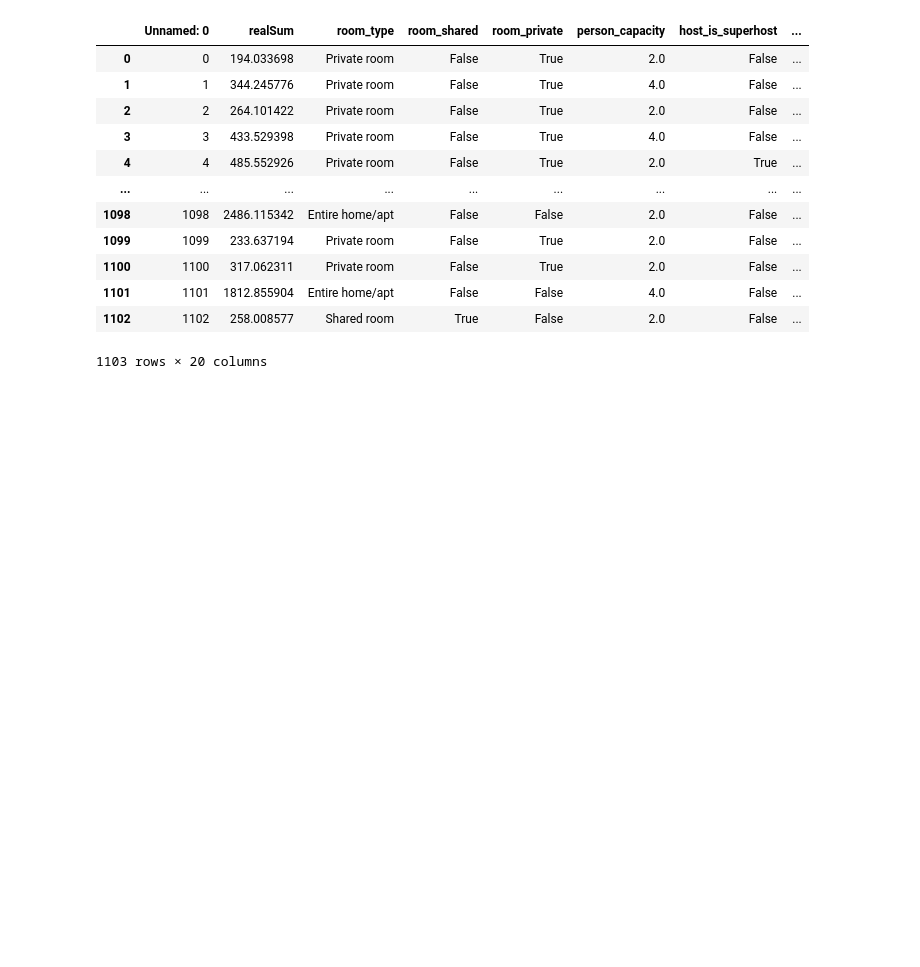
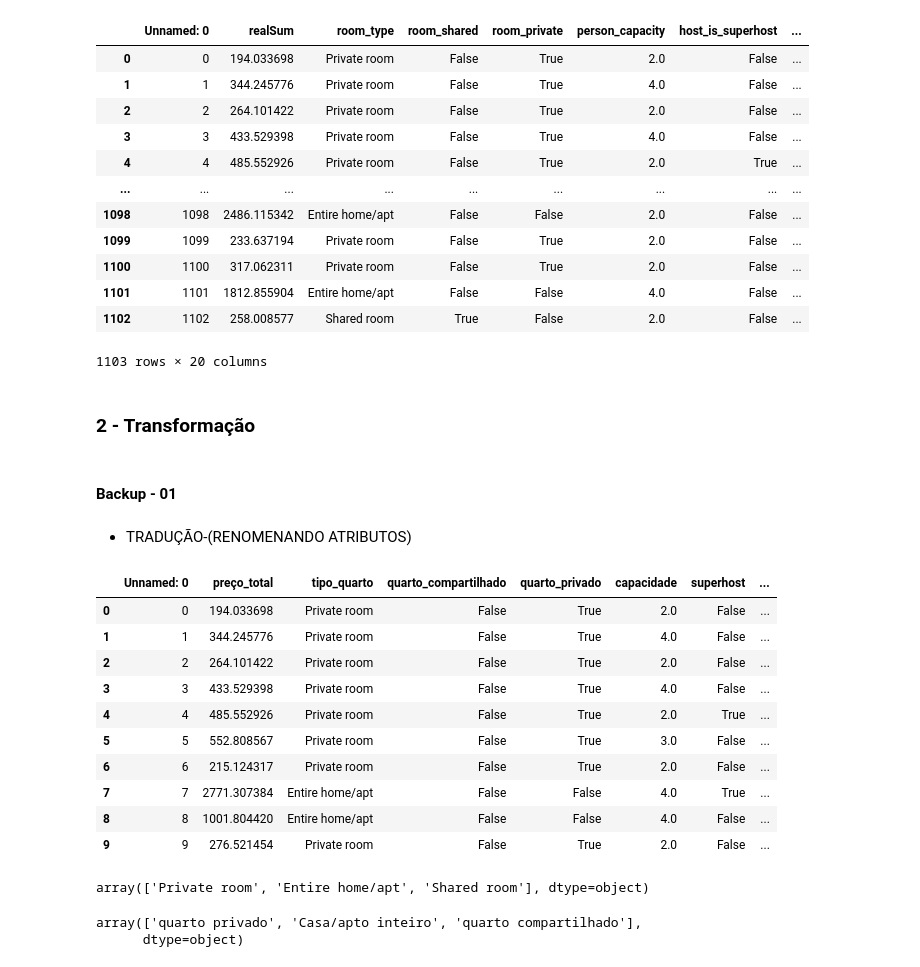
Before and after one commit to DeividAND/Projeto--01-An-lise-de-dados, a Jupyter notebook: notebooks/script01.ipynb, the cells around one changed output. Drawn from its saved outputs; the diff is of its cells as text; code cells hidden in the pictures; blank space fills up the shorter version.

Commit message:
03 - Tranformação de dados

```diff
--- a/notebooks/script01.ipynb
+++ b/notebooks/script01.ipynb
@@ -38,3 +38,7 @@ display(df)
 | 1101 | 1101 | 1812.855904 | Entire home/apt | False | False | 4.0 | False | ... |
 | 1102 | 1102 | 258.008577 | Shared room | True | False | 2.0 | False | ... |
 1103 rows × 20 columns
+# %% [markdown]
+### 2 - Transformação
+# %% [markdown]
+#### Backup - 01
@@ -40,0 +48,40 @@ display(df)
+# %% [markdown]
+* TRADUÇÃO-(RENOMENANDO ATRIBUTOS)
+# %%
+# Traduzindo os atributos para um melhor entendimento dos dados
+df.rename(columns={'realSum':'preço_total', 'room_type':'tipo_quarto', 'room_shared':'quarto_compartilhado', 'room_private':'quarto_privado',
+    'person_capacity':'capacidade', 'host_is_superhost':'superhost', 'cleanliness_rating':'nota_limpeza', 'guest_satisfaction_overall':'satisfaçao',
+    'bedrooms':'n_quartos', 'dist':'distancia_centro', 'metro_dist':'distancia_metro', 'attr_index':'atraçao_local_anuncio','attr_index_norm':'atraçao',
+    'rest_index':'restaurantes_localização', 'rest_index_norm':'atração_restaurantes', 'lng':'longitude', 'lat':'latitude'}, inplace = True)
+
+# Exibindo o dataframe traduzido - comando head('argumento quantidade de registros')
+df.head(10)
+# %% [output]
+|  | Unnamed: 0 | preço_total | tipo_quarto | quarto_compartilhado | quarto_privado | capacidade | superhost | ... |
+| 0 | 0 | 194.033698 | Private room | False | True | 2.0 | False | ... |
+| 1 | 1 | 344.245776 | Private room | False | True | 4.0 | False | ... |
+| 2 | 2 | 264.101422 | Private room | False | True | 2.0 | False | ... |
+| 3 | 3 | 433.529398 | Private room | False | True | 4.0 | False | ... |
+| 4 | 4 | 485.552926 | Private room | False | True | 2.0 | True | ... |
+| 5 | 5 | 552.808567 | Private room | False | True | 3.0 | False | ... |
+| 6 | 6 | 215.124317 | Private room | False | True | 2.0 | False | ... |
+| 7 | 7 | 2771.307384 | Entire home/apt | False | False | 4.0 | True | ... |
+| 8 | 8 | 1001.804420 | Entire home/apt | False | False | 4.0 | False | ... |
+| 9 | 9 | 276.521454 | Private room | False | True | 2.0 | False | ... |
+# %%
+# Visualizando os unicos tipos de registros do atributo tipo_quarto
+df['tipo_quarto'].unique()
+# %% [output]
+array(['Private room', 'Entire home/apt', 'Shared room'], dtype=object)
+# %%
+# Criando um dicionário com a tradução dos tipos de quartos existentes dos registros do atributo tipo_quarto
+tradução_tipo_quarto = {'Private room':'quarto privado', 'Entire home/apt':'Casa/apto inteiro','Shared room':'quarto compartilhado'}
+
+# Utilizando o dataframe(df) para localizar a coluna(atributo) tipo_quarto e fazendo a tradução utilizando o dicionário
+df['tipo_quarto'].replace(tradução_tipo_quarto, inplace = True)
+
+# Confirmando se está tudo certo utilizando a exibição
+df['tipo_quarto'].unique()
+# %% [output]
+array(['quarto privado', 'Casa/apto inteiro', 'quarto compartilhado'],
+      dtype=object)
```
Also changed, not shown: parts of 3 cells of this notebook.
